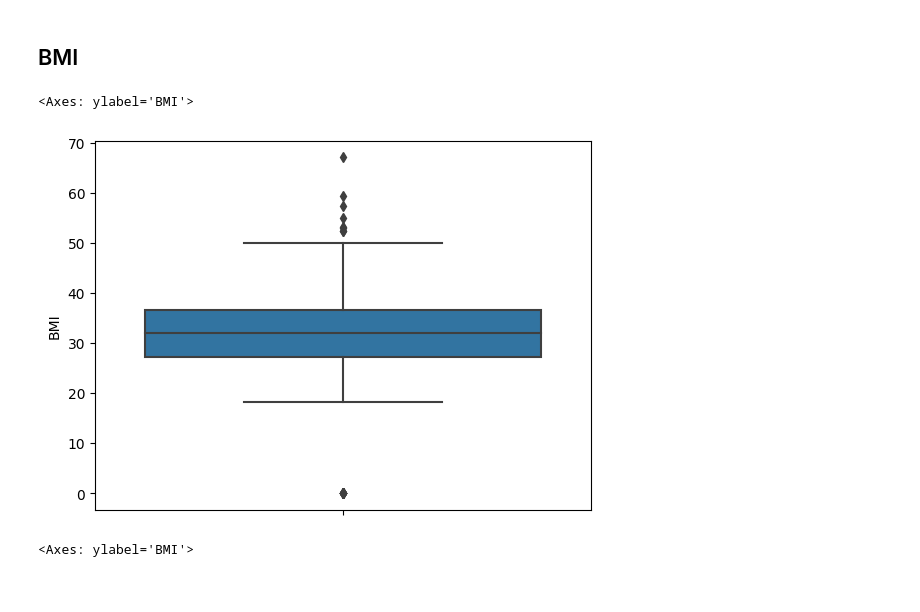
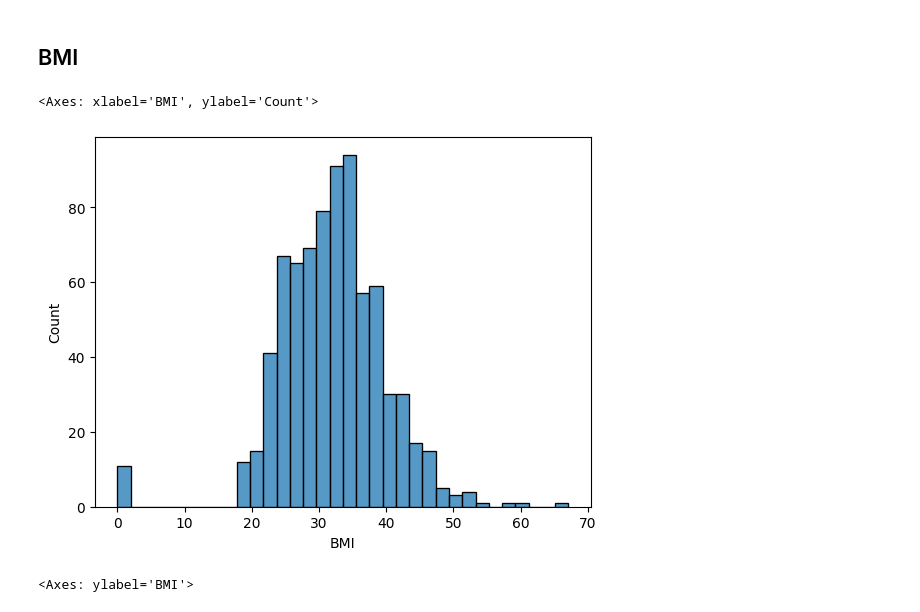
Before and after one commit to oltionoc/ML_Diabetes_Project, a Jupyter notebook: pima-indians-diabetes.ipynb, the cells around one changed output. Cells and saved outputs as stored; diff of their text form; code cells hidden in the pictures.

```diff
--- a/pima-indians-diabetes.ipynb
+++ b/pima-indians-diabetes.ipynb
@@ -206,10 +206,10 @@ sns.boxplot(df, y='Insulin')
 # %% [markdown]
 ## BMI
 # %%
-sns.boxplot(df, y='BMI')
+sns.histplot(df, x='BMI')
 # %% [output]
-<Axes: ylabel='BMI'>
+<Axes: xlabel='BMI', ylabel='Count'>
-[figure, old version]
+[figure, new version]
 # %%
 sns.boxplot(df, y='BMI')
 # %% [output]
```
Also changed, not shown: parts of 6 cells of this notebook.
